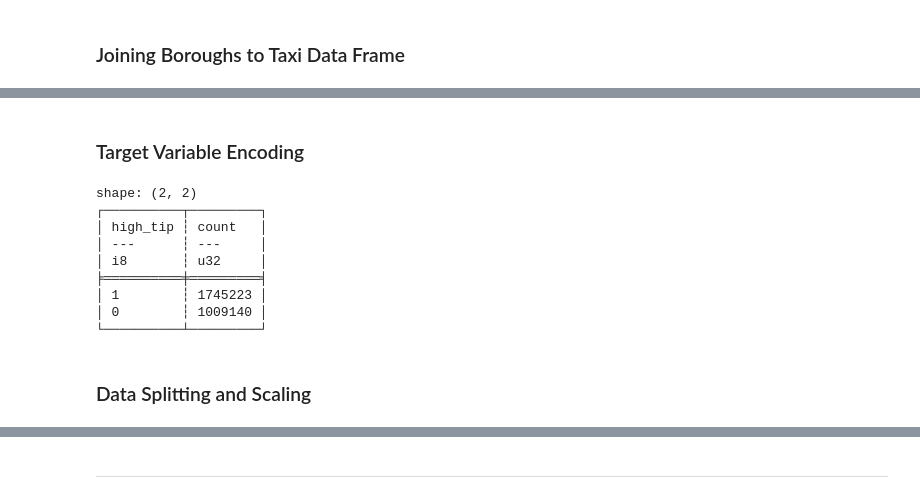
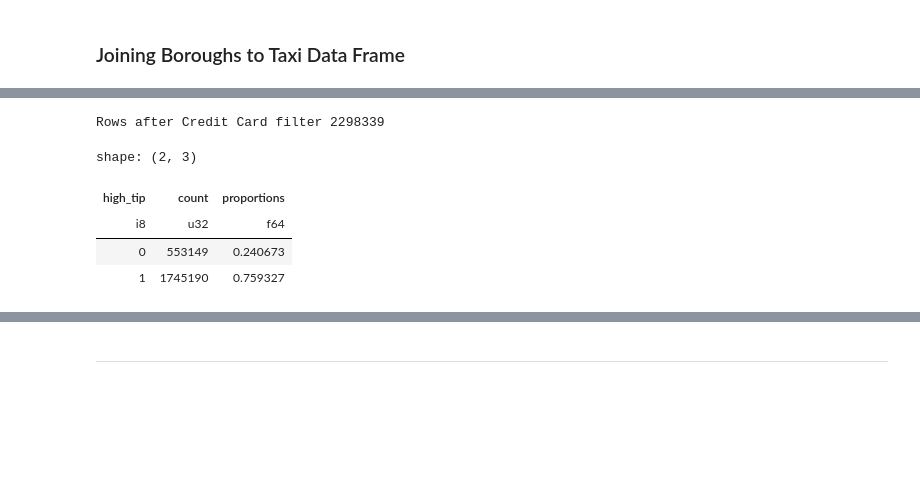
Before and after one commit to Battler08/COMP3610A2, a Jupyter notebook: assignment2.ipynb, the cells around one changed output, grey strips where cells are left out. Drawn from its saved outputs; the diff is of its cells as text; code cells hidden in the pictures; blank space fills up the shorter version.

```diff
--- a/assignment2.ipynb
+++ b/assignment2.ipynb
@@ -153,5 +86,0 @@ Rows remove due to dates being out of range : 14
-# %%
-lookup_df = lookup_df.filter(
-    (pl.col('Borough') != 'Unknown')&
-    (pl.col('Borough') != 'N/A'))
-print(lookup_df['Borough'].value_counts())
@@ -174,16 +128,26 @@ shape: (6, 2)
 # %% [markdown]
 ### Joining Boroughs to Taxi Data Frame
 # %%
+# 1. Join for Pickup Location
 taxi_df = taxi_df.join(
     lookup_df.select(["LocationID", "Borough"]),
     left_on="PULocationID",
     right_on="LocationID",
     how="left"
-)
+).rename({"Borough": "PU_Borough"})
+
+# 2. Join for Dropoff Location
 taxi_df = taxi_df.join(
     lookup_df.select(["LocationID", "Borough"]),
     left_on="DOLocationID",
     right_on="LocationID",
-    how="left",
-    suffix="_dropoff"
-)
+    how="left"
+).rename({"Borough": "DO_Borough"})
+
+# 3. FIXED: Use the exact names from the rename calls above
+taxi_df = taxi_df.with_columns([
+    pl.col("PU_Borough").fill_null("Unknown"),
+    pl.col("DO_Borough").fill_null("Unknown")
+])
+
+print("Join successful and nulls filled for PU_Borough and DO_Borough.")
@@ -278,22 +193,25 @@ shape: (1, 14)
-# %% [markdown]
-### Target Variable Encoding
+# %%
+# Filter for Credit Card (payment_type == 1)
+taxi_df = taxi_df.filter(pl.col("payment_type") == 1)
+
+# Print the shape to see how many rows are left
+print(f"Rows after Credit Card filter {len(taxi_df)}")
+# %% [output]
+Rows after Credit Card filter 2298339
 # %%
-taxi_df = taxi_df.with_columns(
+taxi_df = taxi_df.with_columns([
+    pl.col("tip_amount").cast(pl.Float64).alias("tip_amount"),
+
     (pl.col("tip_amount") > (pl.col("fare_amount") * 0.20))
+    #casts the boolean value to 1 or zero
     .cast(pl.Int8)
     .alias("high_tip")
-)
-print(taxi_df["high_tip"].value_counts())
-taxi_df = taxi_df.drop_nulls(subset=cols + ["tip_amount", "high_tip"])
+])
+
+taxi_df.group_by("high_tip").agg(pl.len().alias("count")).with_columns(proportions = pl.col("count") / pl.col("count").sum())
 # %% [output]
-shape: (2, 2)
-┌──────────┬─────────┐
-│ high_tip ┆ count   │
-│ ---      ┆ ---     │
-│ i8       ┆ u32     │
-╞══════════╪═════════╡
-│ 1        ┆ 1745223 │
-│ 0        ┆ 1009140 │
-└──────────┴─────────┘
+shape: (2, 3)
+| high_tip | count | proportions |
+| i8 | u32 | f64 |
+| 0 | 553149 | 0.240673 |
+| 1 | 1745190 | 0.759327 |
-# %% [markdown]
-### Data Splitting and Scaling
```
Also changed, not shown: parts of 32 cells of this notebook.
